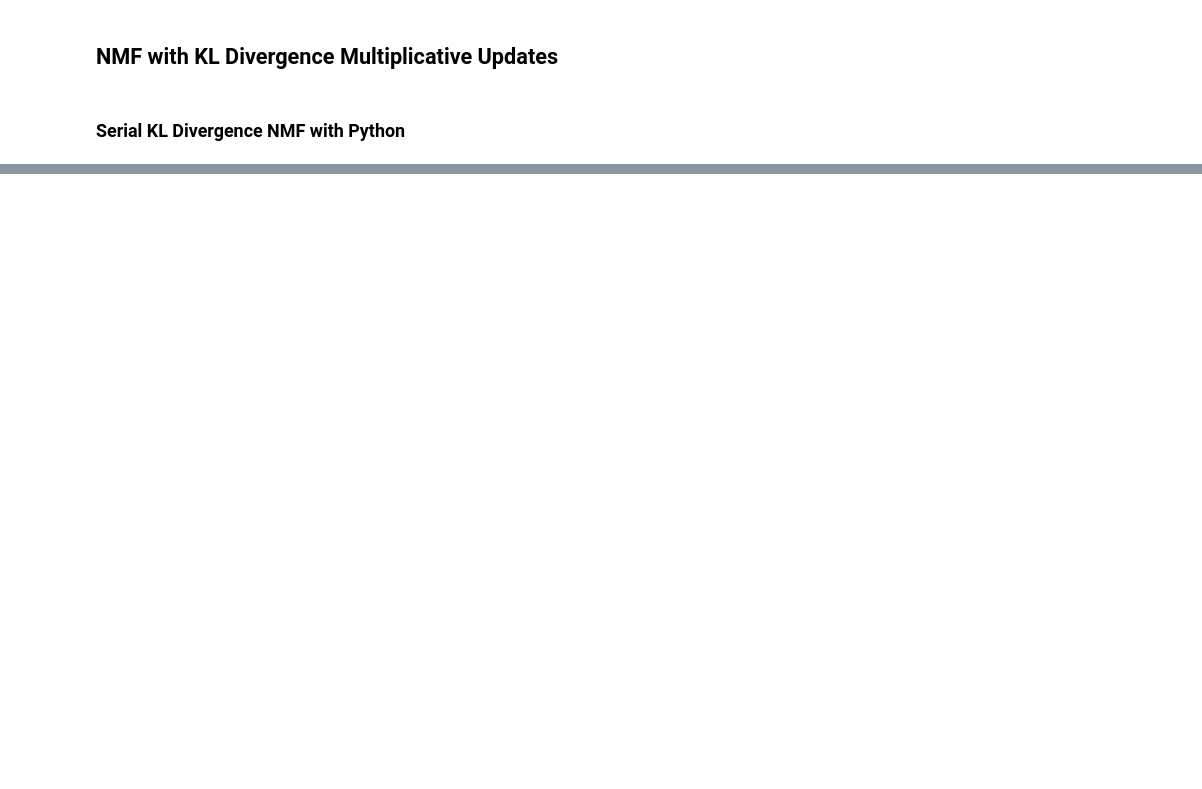
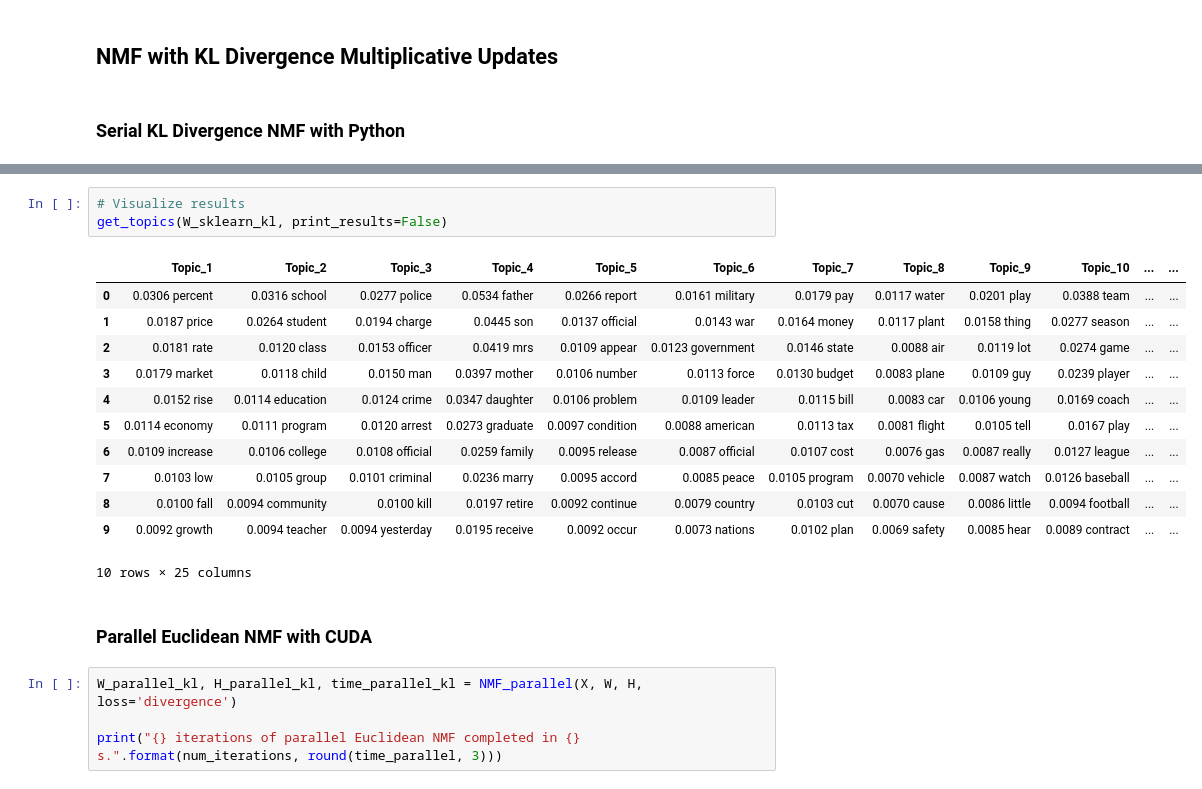
Before and after one commit to alexsugna/e4750-final-project, a Jupyter notebook: Demonstration.ipynb, the cells around one changed output, grey strips where cells are left out. Drawn from its saved outputs; the diff is of its cells as text; blank space fills up the shorter version.

```diff
--- a/Demonstration.ipynb
+++ b/Demonstration.ipynb
@@ -212,0 +253,22 @@ plot_loss(losses_serial_kl, title, loss_type='KL Divergence')
+# %%
+# Visualize results
+get_topics(W_sklearn_kl, print_results=False)
+# %% [output]
+|  | Topic_1 | Topic_2 | Topic_3 | Topic_4 | Topic_5 | Topic_6 | Topic_7 | Topic_8 | Topic_9 | Topic_10 | ... | ... |
+| 0 | 0.0306 percent | 0.0316 school | 0.0277 police | 0.0534 father | 0.0266 report | 0.0161 military | 0.0179 pay | 0.0117 water | 0.0201 play | 0.0388 team | ... | ... |
+| 1 | 0.0187 price | 0.0264 student | 0.0194 charge | 0.0445 son | 0.0137 official | 0.0143 war | 0.0164 money | 0.0117 plant | 0.0158 thing | 0.0277 season | ... | ... |
+| 2 | 0.0181 rate | 0.0120 class | 0.0153 officer | 0.0419 mrs | 0.0109 appear | 0.0123 government | 0.0146 state | 0.0088 air | 0.0119 lot | 0.0274 game | ... | ... |
+| 3 | 0.0179 market | 0.0118 child | 0.0150 man | 0.0397 mother | 0.0106 number | 0.0113 force | 0.0130 budget | 0.0083 plane | 0.0109 guy | 0.0239 player | ... | ... |
+| 4 | 0.0152 rise | 0.0114 education | 0.0124 crime | 0.0347 daughter | 0.0106 problem | 0.0109 leader | 0.0115 bill | 0.0083 car | 0.0106 young | 0.0169 coach | ... | ... |
+| 5 | 0.0114 economy | 0.0111 program | 0.0120 arrest | 0.0273 graduate | 0.0097 condition | 0.0088 american | 0.0113 tax | 0.0081 flight | 0.0105 tell | 0.0167 play | ... | ... |
+| 6 | 0.0109 increase | 0.0106 college | 0.0108 official | 0.0259 family | 0.0095 release | 0.0087 official | 0.0107 cost | 0.0076 gas | 0.0087 really | 0.0127 league | ... | ... |
+| 7 | 0.0103 low | 0.0105 group | 0.0101 criminal | 0.0236 marry | 0.0095 accord | 0.0085 peace | 0.0105 program | 0.0070 vehicle | 0.0087 watch | 0.0126 baseball | ... | ... |
+| 8 | 0.0100 fall | 0.0094 community | 0.0100 kill | 0.0197 retire | 0.0092 continue | 0.0079 country | 0.0103 cut | 0.0070 cause | 0.0086 little | 0.0094 football | ... | ... |
+| 9 | 0.0092 growth | 0.0094 teacher | 0.0094 yesterday | 0.0195 receive | 0.0092 occur | 0.0073 nations | 0.0102 plan | 0.0069 safety | 0.0085 hear | 0.0089 contract | ... | ... |
+10 rows × 25 columns
+# %% [markdown]
+### Parallel Euclidean NMF with CUDA
+# %%
+W_parallel_kl, H_parallel_kl, time_parallel_kl = NMF_parallel(X, W, H, loss='divergence')
+
+print("{} iterations of parallel Euclidean NMF completed in {} s.".format(num_iterations, round(time_parallel, 3)))
```
Also changed, not shown: parts of 13 cells of this notebook, 3 other files.
